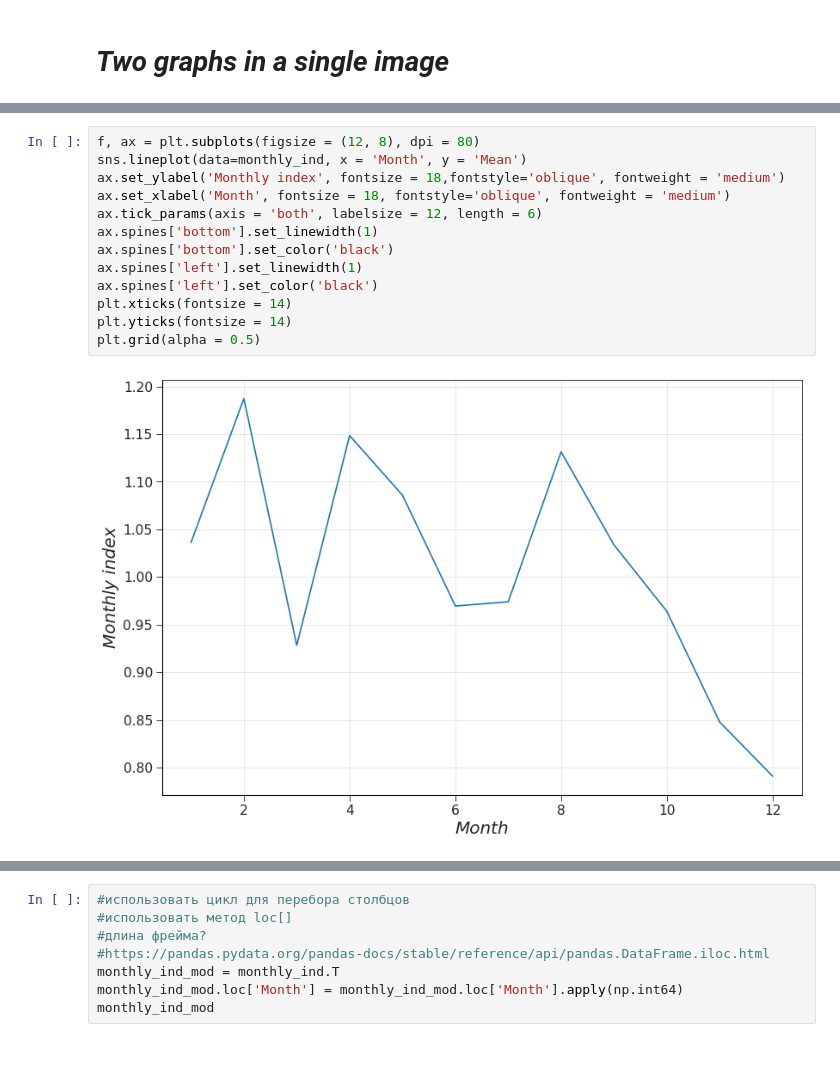
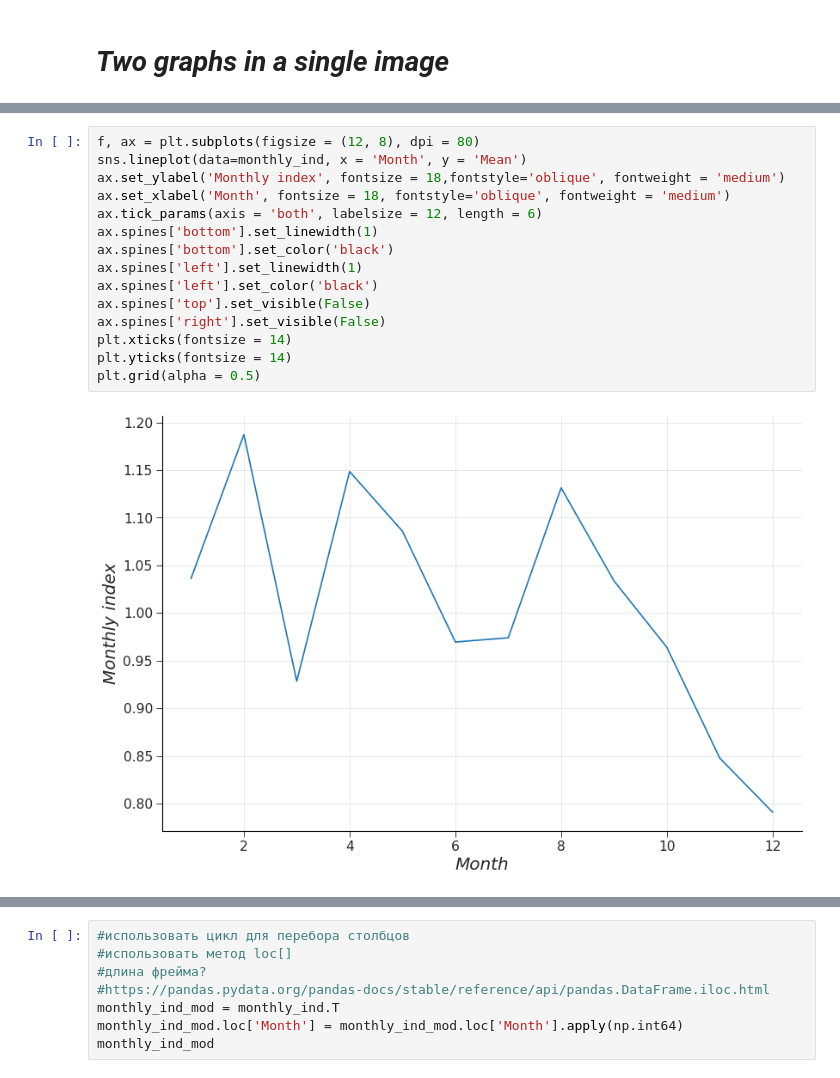
Before and after one commit to ADv0rnik/Data-analysis-for-JER, a Jupyter notebook: Monthly_index_calc.ipynb, the cells around one changed output, grey strips where cells are left out. Cells and saved outputs as stored; diff of their text form.

```diff
--- a/Monthly_index_calc.ipynb
+++ b/Monthly_index_calc.ipynb
@@ -324,18 +274,20 @@ monthly_ind
 # %%
 f, ax = plt.subplots(figsize = (12, 8), dpi = 80)
 sns.lineplot(data=monthly_ind, x = 'Month', y = 'Mean')
 ax.set_ylabel('Monthly index', fontsize = 18,fontstyle='oblique', fontweight = 'medium')
 ax.set_xlabel('Month', fontsize = 18, fontstyle='oblique', fontweight = 'medium')
 ax.tick_params(axis = 'both', labelsize = 12, length = 6)
 ax.spines['bottom'].set_linewidth(1)
 ax.spines['bottom'].set_color('black')
 ax.spines['left'].set_linewidth(1)
 ax.spines['left'].set_color('black')
+ax.spines['top'].set_visible(False)
+ax.spines['right'].set_visible(False)
 plt.xticks(fontsize = 14)
 plt.yticks(fontsize = 14)
 plt.grid(alpha = 0.5)
 # %% [output]
-[figure, old version]
+[figure, new version]
 # %%
 x = monthly_ind['Month']
 y = monthly_ind['Mean']
```
Also changed, not shown: parts of 10 cells of this notebook.
